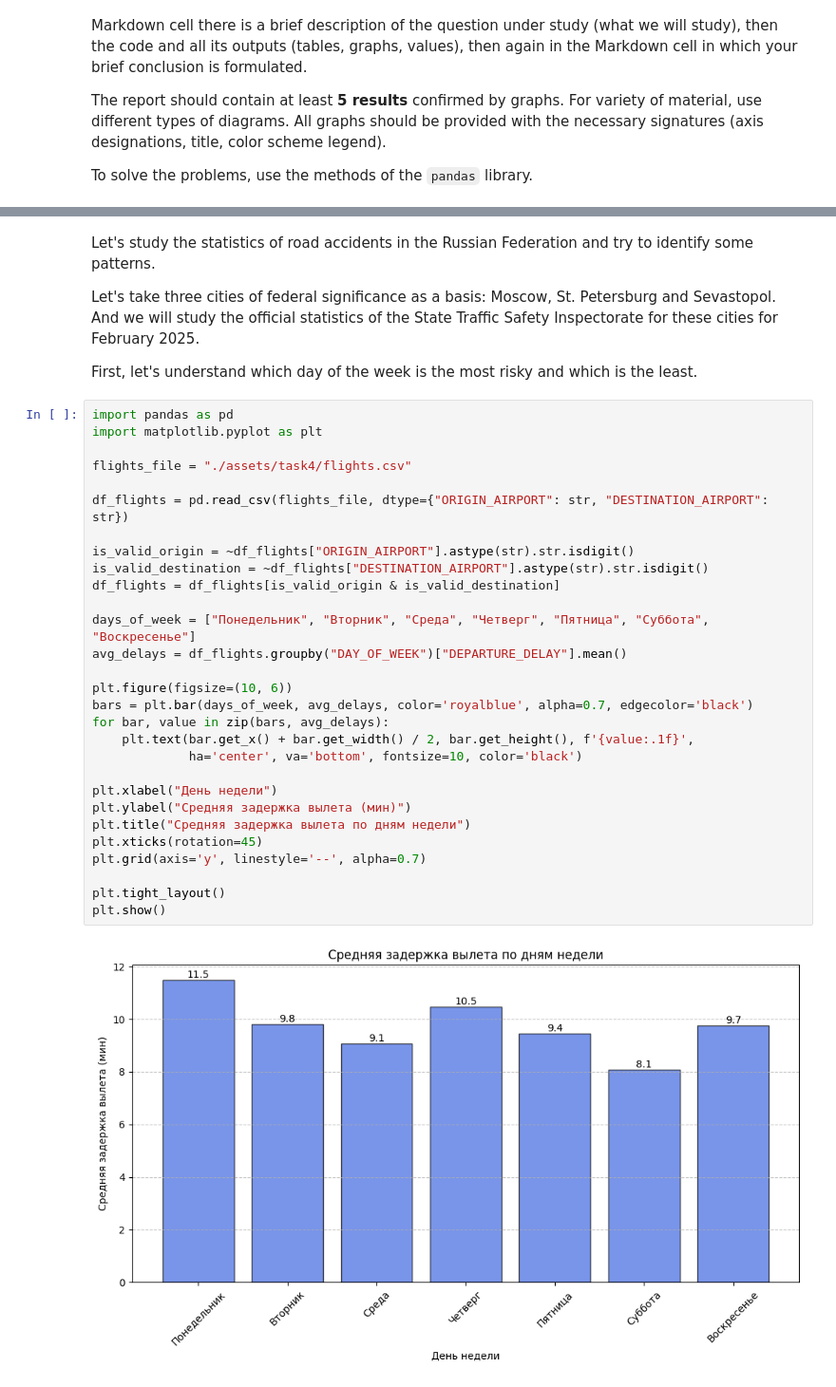
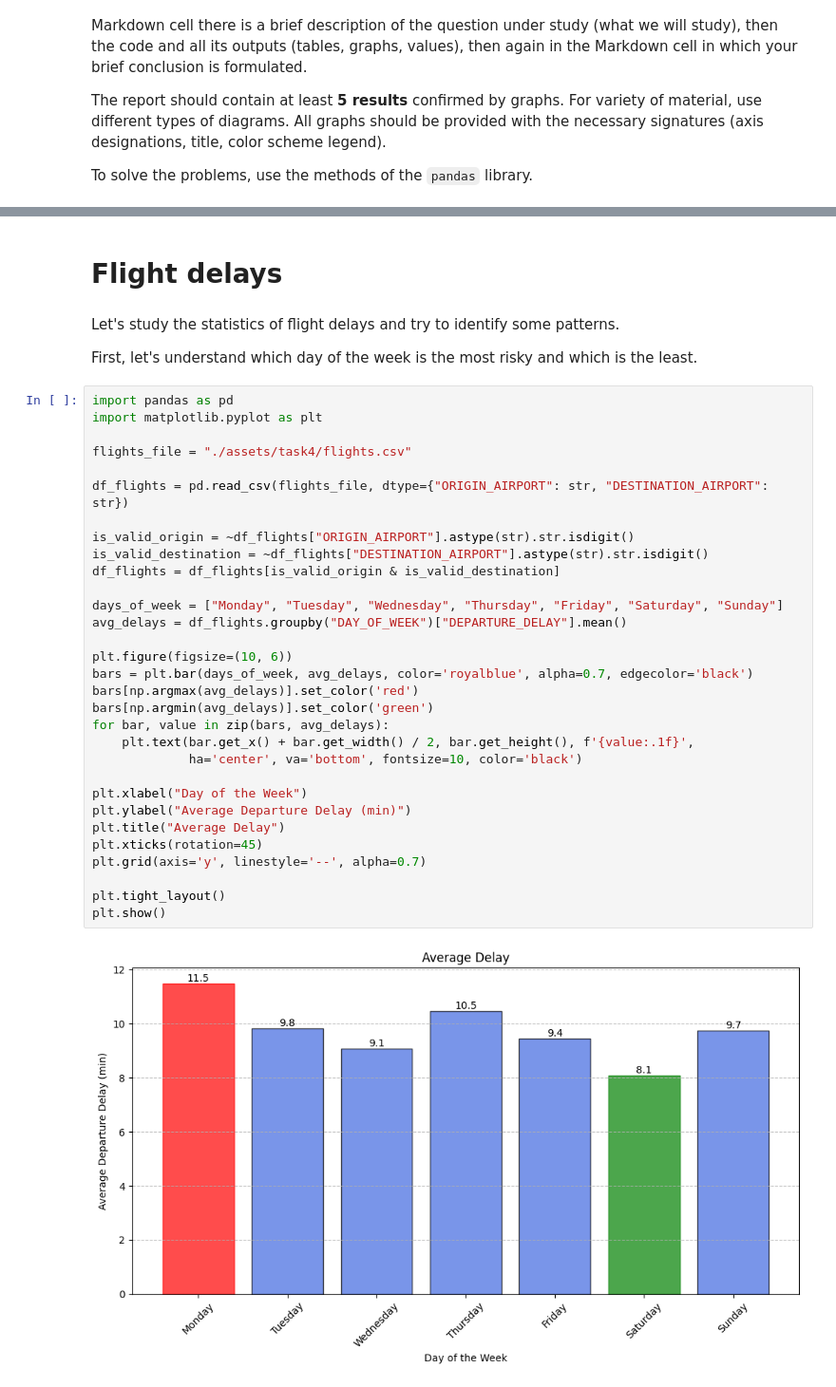
Before and after one commit to n1ks0N/DZ-GromiakovNV-StatPrak, a Jupyter notebook: 4_pandas.ipynb, the cells around one changed output, grey strips where cells are left out. Shown: that part at 95% size. Drawn from its saved outputs; the diff is of its cells as text.

```diff
--- a/4_pandas.ipynb
+++ b/4_pandas.ipynb
@@ -16,37 +14,39 @@ To solve the problems, use the methods of the `pandas` library.
+# %% [markdown]
+# Flight delays
 # %% [markdown]
-Let's study the statistics of road accidents in the Russian Federation and try to identify some patterns.
-
-Let's take three cities of federal significance as a basis: Moscow, St. Petersburg and Sevastopol. And we will study the official statistics of the State Traffic Safety Inspectorate for these cities for February 2025.
+Let's study the statistics of flight delays and try to identify some patterns.
 
 First, let's understand which day of the week is the most risky and which is the least.
 # %%
 import pandas as pd
 import matplotlib.pyplot as plt
 
 flights_file = "./assets/task4/flights.csv"
 
 df_flights = pd.read_csv(flights_file, dtype={"ORIGIN_AIRPORT": str, "DESTINATION_AIRPORT": str})
 
 is_valid_origin = ~df_flights["ORIGIN_AIRPORT"].astype(str).str.isdigit()
 is_valid_destination = ~df_flights["DESTINATION_AIRPORT"].astype(str).str.isdigit()
 df_flights = df_flights[is_valid_origin & is_valid_destination]
 
-days_of_week = ["Понедельник", "Вторник", "Среда", "Четверг", "Пятница", "Суббота", "Воскресенье"]
+days_of_week = ["Monday", "Tuesday", "Wednesday", "Thursday", "Friday", "Saturday", "Sunday"]
 avg_delays = df_flights.groupby("DAY_OF_WEEK")["DEPARTURE_DELAY"].mean()
 
 plt.figure(figsize=(10, 6))
 bars = plt.bar(days_of_week, avg_delays, color='royalblue', alpha=0.7, edgecolor='black')
+bars[np.argmax(avg_delays)].set_color('red')
+bars[np.argmin(avg_delays)].set_color('green')
 for bar, value in zip(bars, avg_delays):
     plt.text(bar.get_x() + bar.get_width() / 2, bar.get_height(), f'{value:.1f}',
              ha='center', va='bottom', fontsize=10, color='black')
 
-plt.xlabel("День недели")
-plt.ylabel("Средняя задержка вылета (мин)")
-plt.title("Средняя задержка вылета по дням недели")
+plt.xlabel("Day of the Week")
+plt.ylabel("Average Departure Delay (min)")
+plt.title("Average Delay")
 plt.xticks(rotation=45)
 plt.grid(axis='y', linestyle='--', alpha=0.7)
 
 plt.tight_layout()
 plt.show()
 # %% [output]
-[figure, old version]
+[figure, new version]
```
Also changed, not shown: parts of 13 cells of this notebook.
